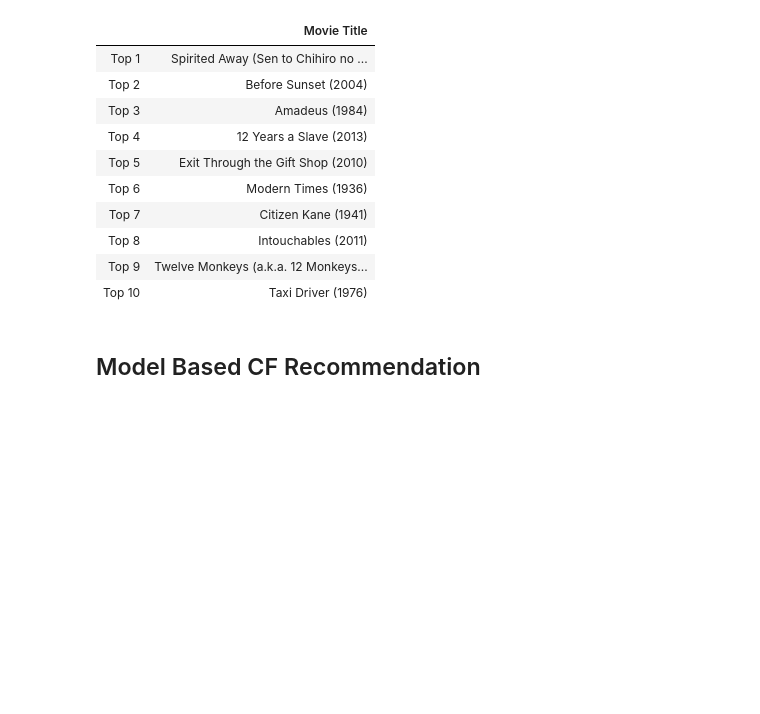
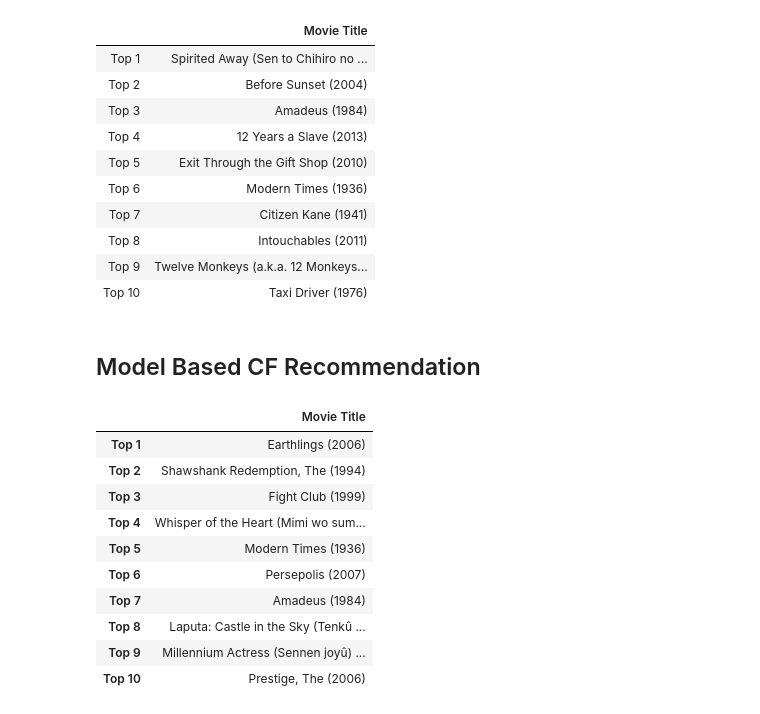
Before and after one commit to nding17/MovieRecommendation, a Jupyter notebook: movie recommendation v7.ipynb, the cells around one changed output. Saved outputs shown, nothing was run; the diff lists cells and outputs as text; code cells hidden in the pictures; blank space fills up the shorter version.

Commit message:
recommendation added

```diff
--- a/movie recommendation v6.1.ipynb
+++ b/movie recommendation v7.ipynb
@@ -748,7 +746,7 @@ plt.show()
 # %% [markdown]
 ## Item-Based CF Recommendations
 # %%
-movies = pd.read_csv("./ml-20m/movies.csv")
+movies = pd.read_csv("./data/movies.csv")
 # %%
 def get_top_n(predictions, n=10):
     '''Return the top-N recommendation for each user from a set of predictions.
@@ -803,3 +801,57 @@ recommendation(77641)
 | Top 10 | Taxi Driver (1976) |
 # %% [markdown]
 ## Model Based CF Recommendation
+# %%
+def get_top_n_mb(predictions, n=10):
+    """
+    Return the top-N recommendation for each user from a set of predictions.
+
+    Args:
+        predictions(list of Prediction objects): The list of predictions, as
+            returned by the test method of an algorithm.
+        n(int): The number of recommendation to output for each user. Default
+            is 10.
+
+    Returns:
+    A dict where keys are user (raw) ids and values are lists of tuples:
+        [(raw item id, rating estimation), ...] of size n.
+    """
+
+    # First map the predictions to each user.
+    top_n = defaultdict(list)
+    for userId, movieId, rating, _, prediction in predictions:
+        top_n[userId].append((movieId, prediction))
+
+    # Then sort the predictions for each user and retrieve the k highest ones.
+    for uid, user_ratings in top_n.items():
+        user_ratings.sort(key=lambda x: x[1], reverse=True)
+        top_n[uid] = user_ratings[:n]
+
+    return top_n
+# %%
+df_model = predictions.toPandas()
+# %%
+top_n_mb = get_top_n_mb(df_model.values, n=10)
+# %%
+def recommendation(userId):
+    movieId = [top_n_mb[userId][i][0] for i in range(10)]
+    tmovie = []
+    top = []
+    for i, movieId in enumerate(movieId):
+        top.append(f'Top {i+1}')
+        tmovie.append(movies[movies['movieId'] == movieId]['title'].values)
+    return pd.DataFrame(tmovie,top,columns=['Movie Title'])
+
+recommendation(77641)
+# %% [output]
+|  | Movie Title |
+| Top 1 | Earthlings (2006) |
+| Top 2 | Shawshank Redemption, The (1994) |
+| Top 3 | Fight Club (1999) |
+| Top 4 | Whisper of the Heart (Mimi wo sum... |
+| Top 5 | Modern Times (1936) |
+| Top 6 | Persepolis (2007) |
+| Top 7 | Amadeus (1984) |
+| Top 8 | Laputa: Castle in the Sky (Tenkû ... |
+| Top 9 | Millennium Actress (Sennen joyû) ... |
+| Top 10 | Prestige, The (2006) |
```
Also changed, not shown: parts of 3 cells of this notebook, 1 other file.
